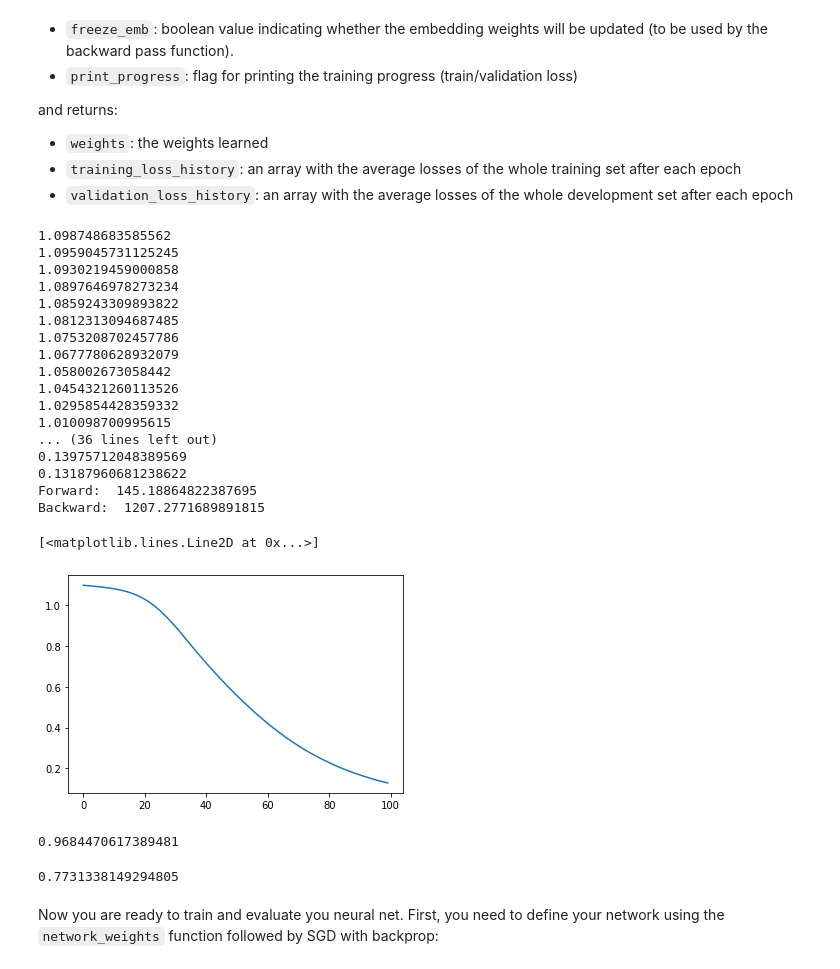
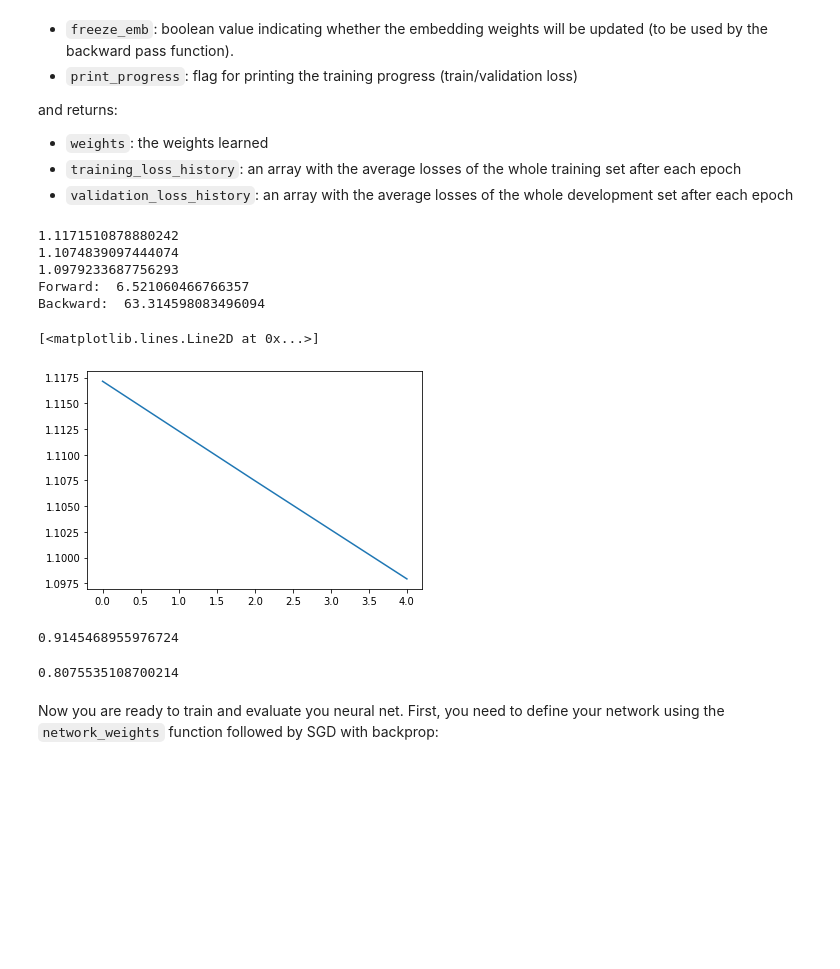
Before and after one commit to SilvesterHsu/COM6513-NLP, a Jupyter notebook: assignment2/assignment2_nn_text_clf-Copy1.ipynb, the cells around one changed output. Cells and saved outputs as stored; diff of their text form; code cells hidden in the pictures; blank space fills up the shorter version.

```diff
--- a/assignment2/assignment2_nn_text_clf-Copy1.ipynb
+++ b/assignment2/assignment2_nn_text_clf-Copy1.ipynb
@@ -876,11 +884,16 @@ def gradient(x,y,W,out_vals):
     L = len(W)
     for l in range(1,L-1):
         A_prev = out_vals['a'][-1*(l+1)]
-        dW,dA_prev = backward_activation_linear(dA, A_prev,W[-1*(l+1)])
+        dropout = out_vals['dropout_vec'][-1*(l)]
+        #dW,dA_prev = backward_activation_linear(dA, A_prev,W[-1*(l+1)])
+        dW,dA_prev = backward_dropout(dA, A_prev,W[-1*(l+1)],dropout)
         D.append(dW)
         dA = dA_prev
+
     A_prev = initial_a0(x,W[0])
-    dW,dA_prev = backward_activation_linear(dA, A_prev,W[0])
+    dropout = out_vals['dropout_vec'][0]
+    #dW,dA_prev = backward_activation_linear(dA, A_prev,W[0])
+    dW,dA_prev = backward_dropout(dA, A_prev,W[0],dropout)
     D.append(dW)
     D.reverse()
 
@@ -894,12 +907,13 @@ def backward_pass(x, y, W, out_vals, lr=0.001, freeze_emb=False):
 
     return W_new
 # %%
+'''
 x = [[0,1],[1,2],[3,4]]
 y = np.array([[0],[1],[3]])
-dropout_rate=0
-W = network_weights(vocab_size=5,embedding_dim=10,hidden_dim=[5], num_classes=4)
+dropout_rate=0.2
+W = network_weights(vocab_size=5,embedding_dim=10,hidden_dim=[], num_classes=4)
 
-for e in range(5000):
+for e in range(3000):
     for i in range(len(x)):
         x_i,y_i = x[i],y[i]
         out_vals = forward_pass(x_i, W, dropout_rate=dropout_rate)
@@ -907,4 +921,7 @@ for e in range(5000):
     y_preds = forward_pass(x, W, dropout_rate=dropout_rate)['y']
     if e % 200 == 0:
         print(categorical_loss(y, y_preds))
+print(y.T)
+np.argmax(forward_pass(x, W, dropout_rate=0)['y'],axis=1)
+'''
 # %% [output]
@@ -968,18 +969,20 @@ def gradient_v0(x,y,W,out_vals):
     return Dw
 
 def backward_pass(x, y, W, out_vals, lr=0.001, freeze_emb=False):
-    W_new = [W[i].copy() for i in range(len(W))]
+    #W_new = [W[i].copy() for i in range(len(W))]
+    W_new = W
     dw = gradient(x,y,W,out_vals)
     for i in range(len(W)):
         W_new[i] = W_new[i] - lr*dw[i]
 
     return W_new
 # %%
+'''
 x = [[2,1],[0],[2,1],[0],[0,3]]
 y = np.array([[0],[1],[0],[1],[1]])
-dropout_rate=0
+dropout_rate=0.2
 loss = []
-W = network_weights(vocab_size=4,embedding_dim=10,hidden_dim=[5], num_classes=4)
+W = network_weights(vocab_size=4,embedding_dim=10,hidden_dim=[], num_classes=4)
 W_tp = [W[i].copy() for i in range(len(W))]
 for i in range(500):
     for i in range(len(x)):
@@ -1000,4 +1003,8 @@ for i in range(500):
 
 import matplotlib.pyplot as plt
 plt.plot(range(len(loss)),loss)
+
+print(y.T)
+np.argmax(forward_pass(x, W, dropout_rate=0)['y'],axis=1)
+'''
 # %% [output]
@@ -1033,64 +1035,51 @@ and returns:
 # %%
 import time
 
-dropout_rate = 0
+dropout_rate = 0.2
 loss = []
-W = network_weights(vocab_size=len(id2vocab.keys()),embedding_dim=300,hidden_dim=[5], num_classes=3)
+W = network_weights(vocab_size=len(id2vocab.keys()),embedding_dim=300,hidden_dim=[], num_classes=3)
 t_forward = 0
 t_backward = 0
-for e in range(100):
-
+for e in range(5):
     for i in range(len(X_tr)):
         t = time.time()
         X_tr_i, Y_tr_i = X_tr[i],Y_tr[i]
         out_vals = forward_pass(X_tr_i, W, dropout_rate=dropout_rate)
         t_forward += time.time()-t
         t = time.time()
         W = backward_pass(X_tr_i, Y_tr_i, W, out_vals, lr=0.001, freeze_emb=False)
         t_backward += time.time()-t
         #if i>200:
         #    break
-    y_preds = forward_pass(X_tr, W, dropout_rate=dropout_rate)['y']
+    y_preds = forward_pass(X_tr, W, dropout_rate=0)['y']
     l = categorical_loss(Y_tr, y_preds)
     loss.append(l)
     if e%2 == 0:
         print(l)
 
 print("Forward: ",t_forward)
 print("Backward: ",t_backward)
 
 import matplotlib.pyplot as plt
 plt.plot(range(len(loss)),loss)
 # %% [output]
-1.098748683585562
-1.0959045731125245
-1.0930219459000858
-1.0897646978273234
-1.0859243309893822
-1.0812313094687485
-1.0753208702457786
-1.0677780628932079
-1.058002673058442
-1.0454321260113526
-1.0295854428359332
-1.010098700995615
-... (36 lines left out)
-0.13975712048389569
-0.13187960681238622
-Forward:  145.18864822387695
-Backward:  1207.2771689891815
+1.1171510878880242
+1.1074839097444074
+1.0979233687756293
+Forward:  6.521060466766357
+Backward:  63.314598083496094
 [<matplotlib.lines.Line2D at 0x...>]
-[figure, old version]
+[figure, new version]
 # %%
-y_preds = np.argmax(forward_pass(X_tr, W, dropout_rate=dropout_rate)['y'],axis=1)
+y_preds = np.argmax(forward_pass(X_tr, W, dropout_rate=0)['y'],axis=1)
 f1_score(Y_tr,y_preds,average='macro')
 # %% [output]
-0.9684470617389481
+0.9145468955976724
 # %%
-y_preds = np.argmax(forward_pass(X_te, W, dropout_rate=dropout_rate)['y'],axis=1)
+y_preds = np.argmax(forward_pass(X_te, W, dropout_rate=0)['y'],axis=1)
 f1_score(Y_te,y_preds,average='macro')
 # %% [output]
-0.7731338149294805
+0.8075535108700214
 # %%
 def SGD(X_tr, Y_tr, W, X_dev=[], Y_dev=[], lr=0.001,
         dropout=0.2, epochs=5, tolerance=0.001, freeze_emb=False, print_progress=True):
```
Also changed, not shown: parts of 10 cells of this notebook.
